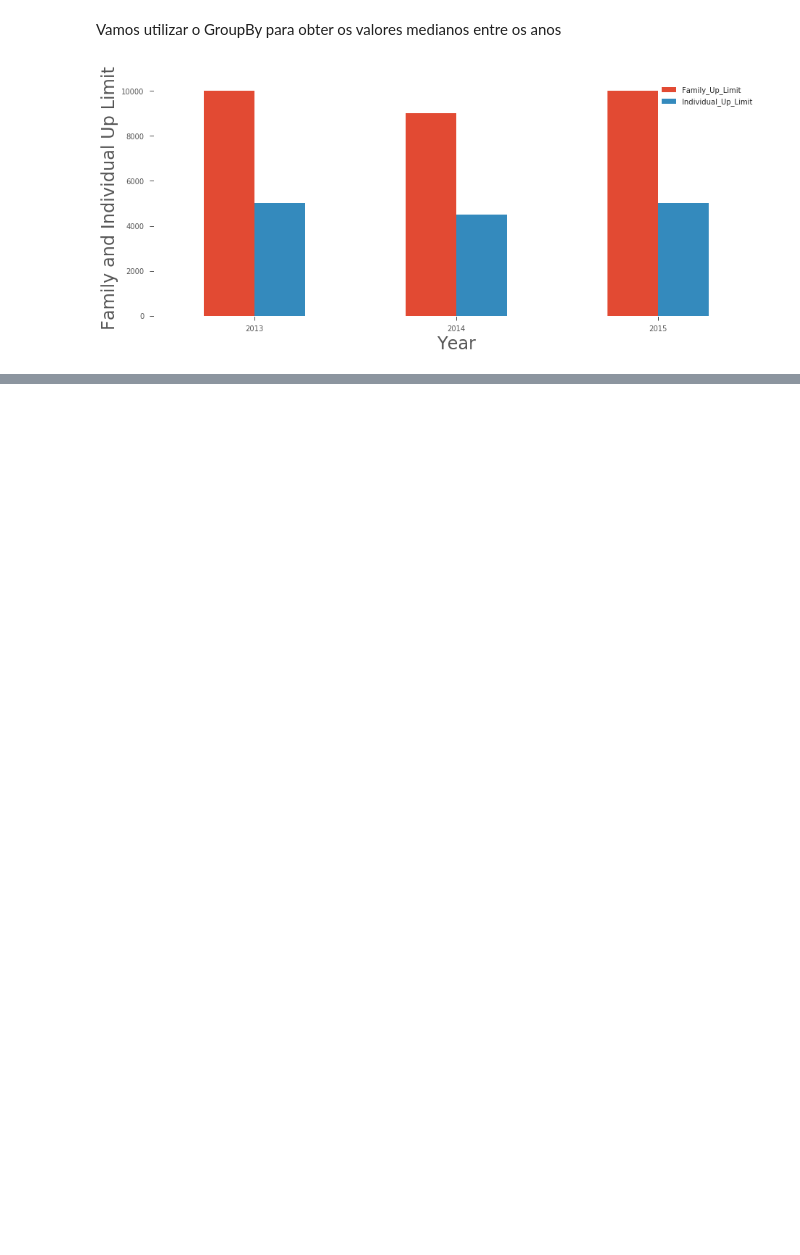
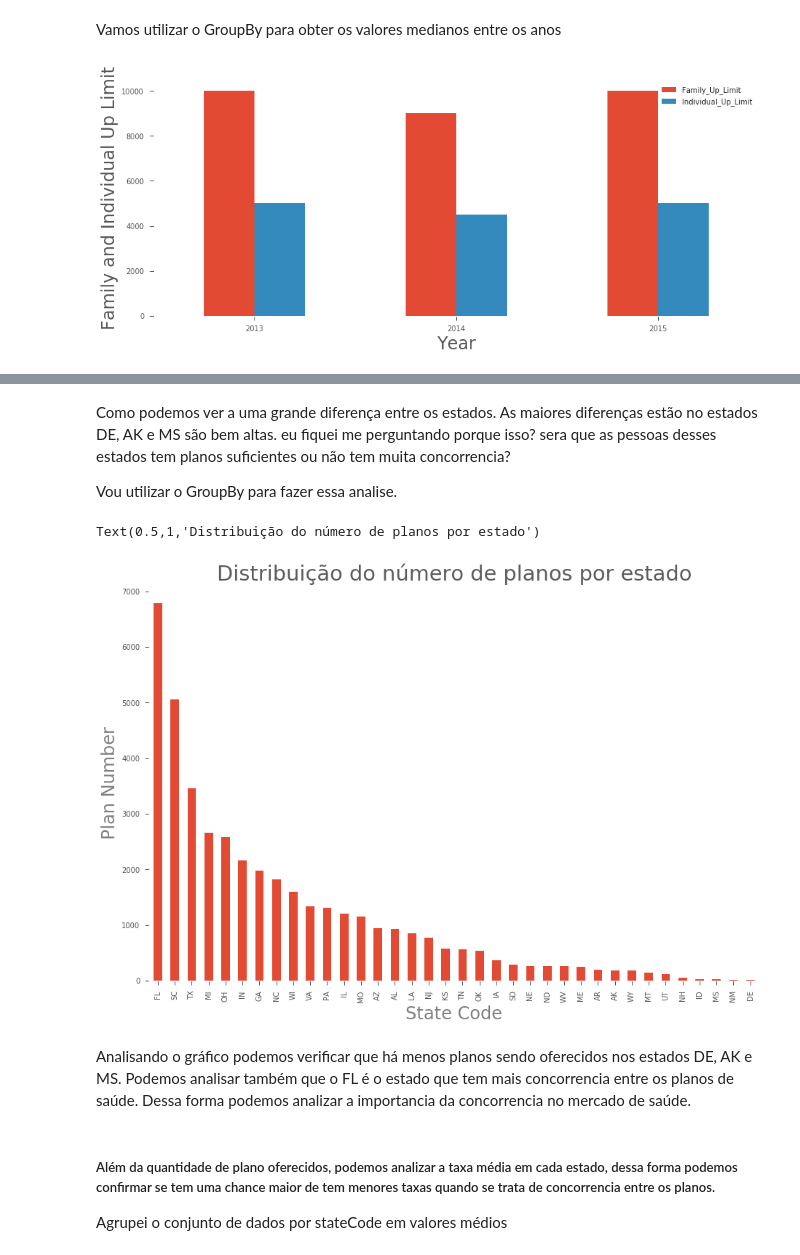
Before and after one commit to if1015-datascience-ufpe/2018-1-projeto-seguro_de_saude, a Jupyter notebook: Seguro_de_Saude.ipynb, the cells around one changed output, grey strips where cells are left out. Drawn from its saved outputs; the diff is of its cells as text; code cells hidden in the pictures; blank space fills up the shorter version.

```diff
--- a/Seguro_de_Saude.ipynb
+++ b/Seguro_de_Saude.ipynb
@@ -286,0 +300,20 @@ _ = p.set_xlabel("Year"), p.set_ylabel("Family and Individual Up Limit"), p.lege
+# %% [markdown]
+Como podemos ver a uma grande diferença entre os estados. As maiores diferenças estão no estados DE, AK e MS são bem altas. eu fiquei me perguntando porque isso? sera que as pessoas desses estados tem planos suficientes ou não tem muita concorrencia?
+
+
+Vou utilizar o GroupBy para fazer essa analise.
+# %%
+Plans_grouped = RateData_FO_3['PlanId'].groupby(RateData_FO_3['StateCode'])
+Plans_grouped.count().sort_values(ascending=False).plot(kind='bar')
+plt.ylabel('Plan Number', alpha=0.75)
+plt.xlabel('State Code', alpha=0.75)
+plt.title('Distribuição do número de planos por estado', alpha=0.75)
+# %% [output]
+Text(0.5,1,'Distribuição do número de planos por estado')
+[figure, added]
+# %% [markdown]
+Analisando o gráfico podemos verificar que há menos planos sendo oferecidos nos estados DE, AK e MS. Podemos analisar também que o FL é o estado que tem mais concorrencia entre os planos de saúde. Dessa forma podemos analizar a importancia da concorrencia no mercado de saúde.
+# %% [markdown]
+##### Além da quantidade de plano oferecidos, podemos analizar a taxa média em cada estado, dessa forma podemos confirmar se tem uma chance maior de tem menores taxas quando se trata de concorrencia entre os planos.
+
+Agrupei o conjunto de dados por stateCode em valores médios
```
Also changed, not shown: parts of 31 cells of this notebook.
